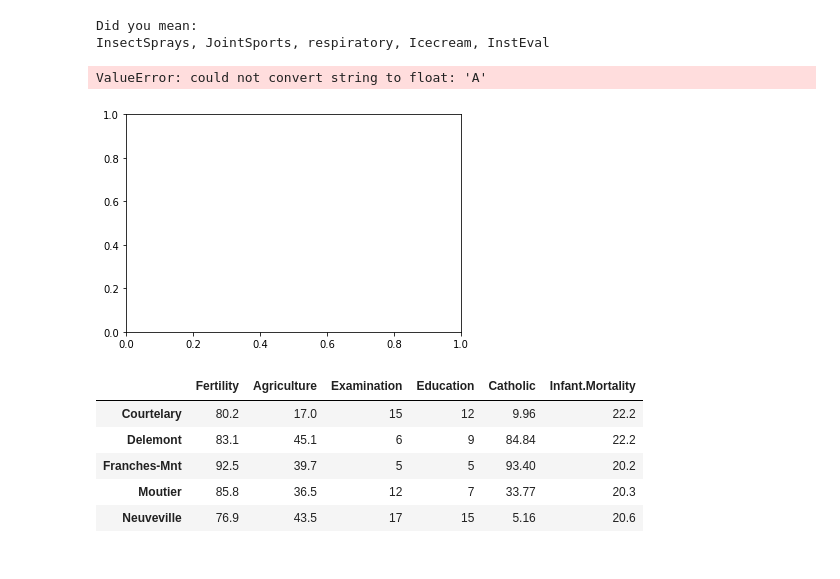
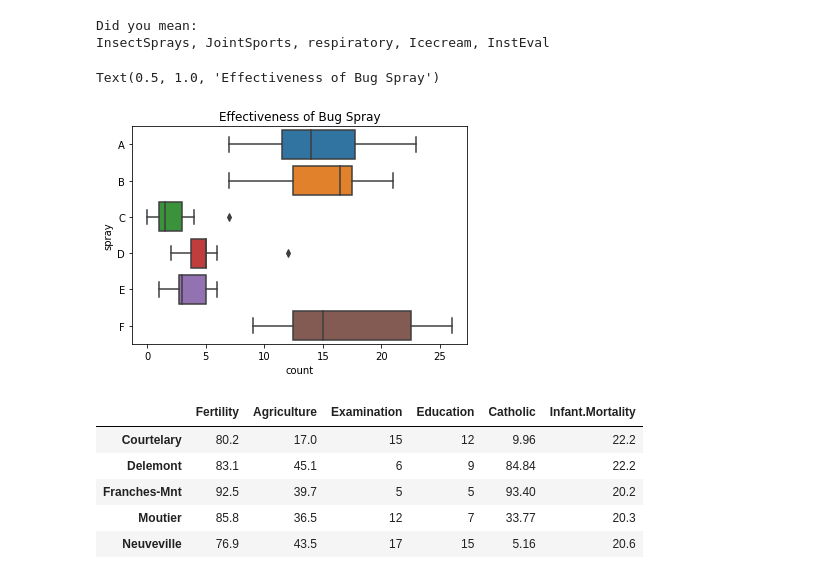
Before and after one commit to george887/numpy-pandas-visualization-exercises, a Jupyter notebook: seaborn_exercises.ipynb, the cells around one changed output. Saved outputs shown, nothing was run; the diff lists cells and outputs as text; code cells hidden in the pictures.

```diff
--- a/seaborn_exercises.ipynb
+++ b/seaborn_exercises.ipynb
@@ -121,16 +121,11 @@ Did you mean:
 InsectSprays, JointSports, respiratory, Icecream, InstEval
 # %%
 # Create a boxplot that shows the effectiveness of the different insect sprays.
-
-plt.figure(figsize=(12, 10))
-plt.suptitle('Effectiveness of Insect Sprays')
-
-plt.subplot(2, 2, 1)
-sns.boxplot(data=count, y='spray')
-plt.title('A "typical" boxplot')
+sns.boxplot(data = insectspray, x = 'count', y = 'spray')
+plt.title('Effectiveness of Bug Spray')
 # %% [output]
-ValueError: could not convert string to float: 'A'
+Text(0.5, 1.0, 'Effectiveness of Bug Spray')
-[figure, old version]
+[figure, new version]
 # %%
 #3. Load the swiss dataset and read it's documentation. Create visualizations to answer
 # the following questions:
```
Also changed, not shown: parts of 12 cells of this notebook.
